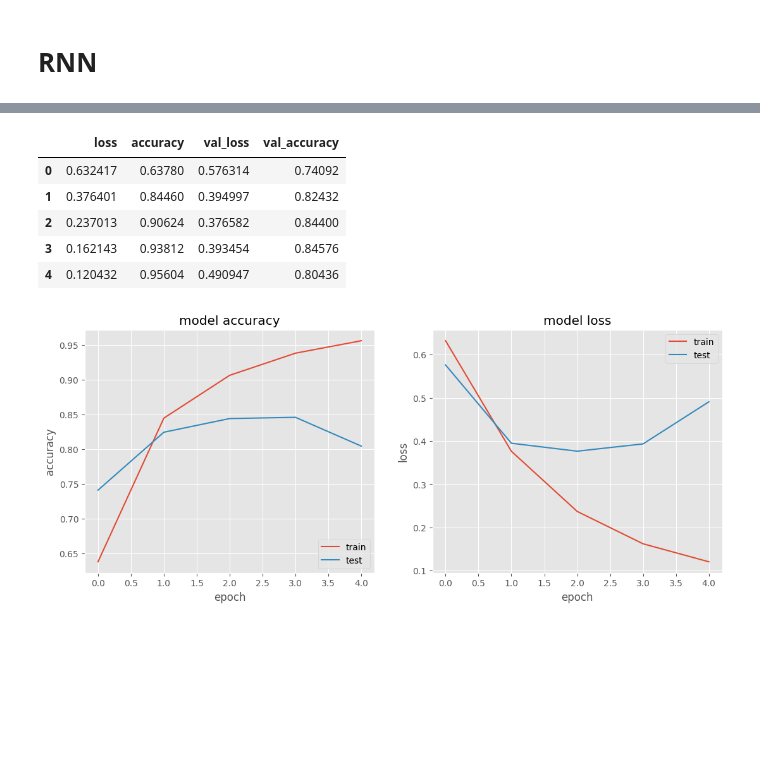
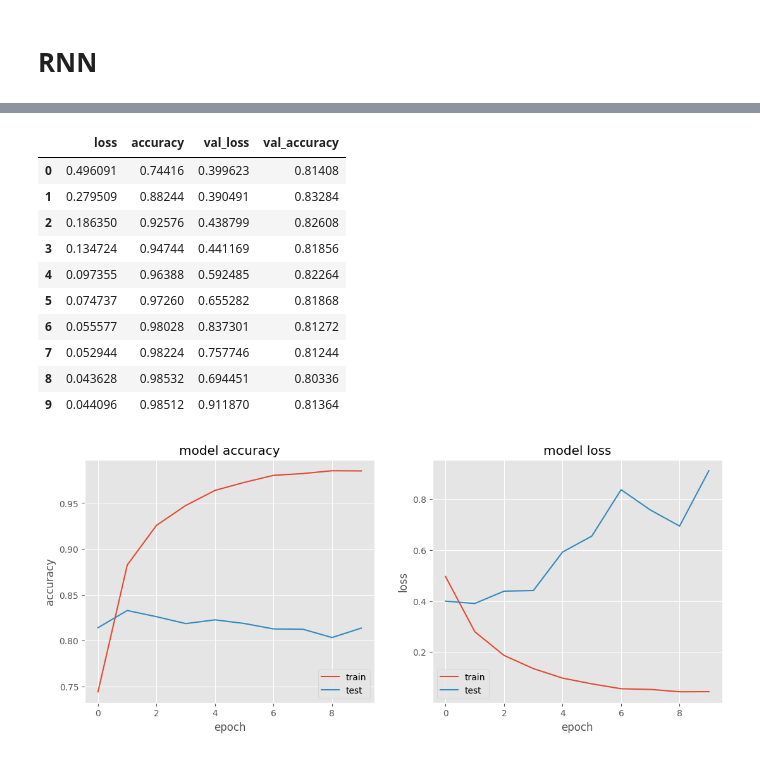
Before and after one commit to ksproska/sieci_neuronowe, a Jupyter notebook: exercise4/rnn.ipynb, the cells around one changed output, grey strips where cells are left out. Cells and saved outputs as stored; diff of their text form; code cells hidden in the pictures; blank space fills up the shorter version.

```diff
--- a/exercise4/rnn.ipynb
+++ b/exercise4/rnn.ipynb
@@ -11,8 +11,8 @@ from keras.datasets import imdb
 import pandas as pd
 from matplotlib import pyplot as plt
 # %%
-max_features = 15000
-max_len = 130
+max_features = 20000
+max_len = 80
 batch_size = 32
 
 (x_train, y_train), (x_test, y_test) = imdb.load_data(num_words=max_features)
@@ -48,5 +48,5 @@ Trainable params: 480,801
 Non-trainable params: 0
 _________________________________________________________________
 # %%
-history = model.fit(x_train, y_train, batch_size=batch_size, epochs=5, validation_data=(x_test, y_test))
+history = model.fit(x_train, y_train, batch_size=batch_size, epochs=10, validation_data=(x_test, y_test))
 # %% [output]
@@ -64,30 +74,35 @@ Epoch 5/5
 pd.DataFrame(history.history)
 # %% [output]
 |  | loss | accuracy | val_loss | val_accuracy |
-| 0 | 0.632417 | 0.63780 | 0.576314 | 0.74092 |
-| 1 | 0.376401 | 0.84460 | 0.394997 | 0.82432 |
-| 2 | 0.237013 | 0.90624 | 0.376582 | 0.84400 |
-| 3 | 0.162143 | 0.93812 | 0.393454 | 0.84576 |
-| 4 | 0.120432 | 0.95604 | 0.490947 | 0.80436 |
+| 0 | 0.496091 | 0.74416 | 0.399623 | 0.81408 |
+| 1 | 0.279509 | 0.88244 | 0.390491 | 0.83284 |
+| 2 | 0.186350 | 0.92576 | 0.438799 | 0.82608 |
+| 3 | 0.134724 | 0.94744 | 0.441169 | 0.81856 |
+| 4 | 0.097355 | 0.96388 | 0.592485 | 0.82264 |
+| 5 | 0.074737 | 0.97260 | 0.655282 | 0.81868 |
+| 6 | 0.055577 | 0.98028 | 0.837301 | 0.81272 |
+| 7 | 0.052944 | 0.98224 | 0.757746 | 0.81244 |
+| 8 | 0.043628 | 0.98532 | 0.694451 | 0.80336 |
+| 9 | 0.044096 | 0.98512 | 0.911870 | 0.81364 |
 # %%
 plt.style.use('ggplot')
 fig, axis = plt.subplots(1, 2)
 fig.set_size_inches(13, 5)
 
 plt.sca(axis[0])
 plt.plot(history.history['accuracy'], label="train")
 plt.plot(history.history['val_accuracy'], label="test")
 plt.title('model accuracy')
 plt.ylabel('accuracy')
 plt.xlabel('epoch')
 plt.legend(loc='lower right')
 
 plt.sca(axis[1])
 plt.plot(history.history['loss'], label="train")
 plt.plot(history.history['val_loss'], label="test")
 plt.title('model loss')
 plt.ylabel('loss')
 plt.xlabel('epoch')
-plt.legend(loc='upper right');
+plt.legend(loc='lower left');
 # %% [output]
-[figure, old version]
+[figure, new version]
```
Also changed, not shown: parts of 3 cells of this notebook, 2 other files.
